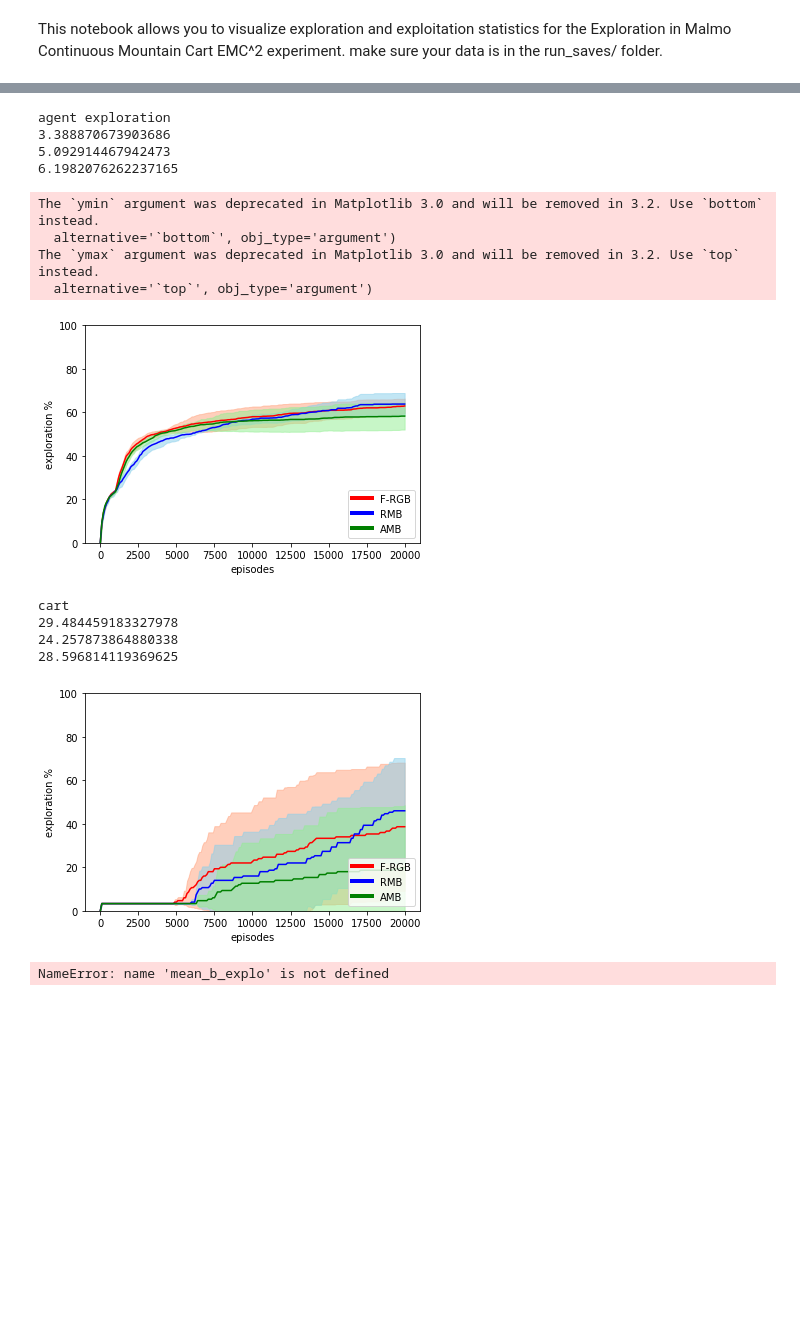
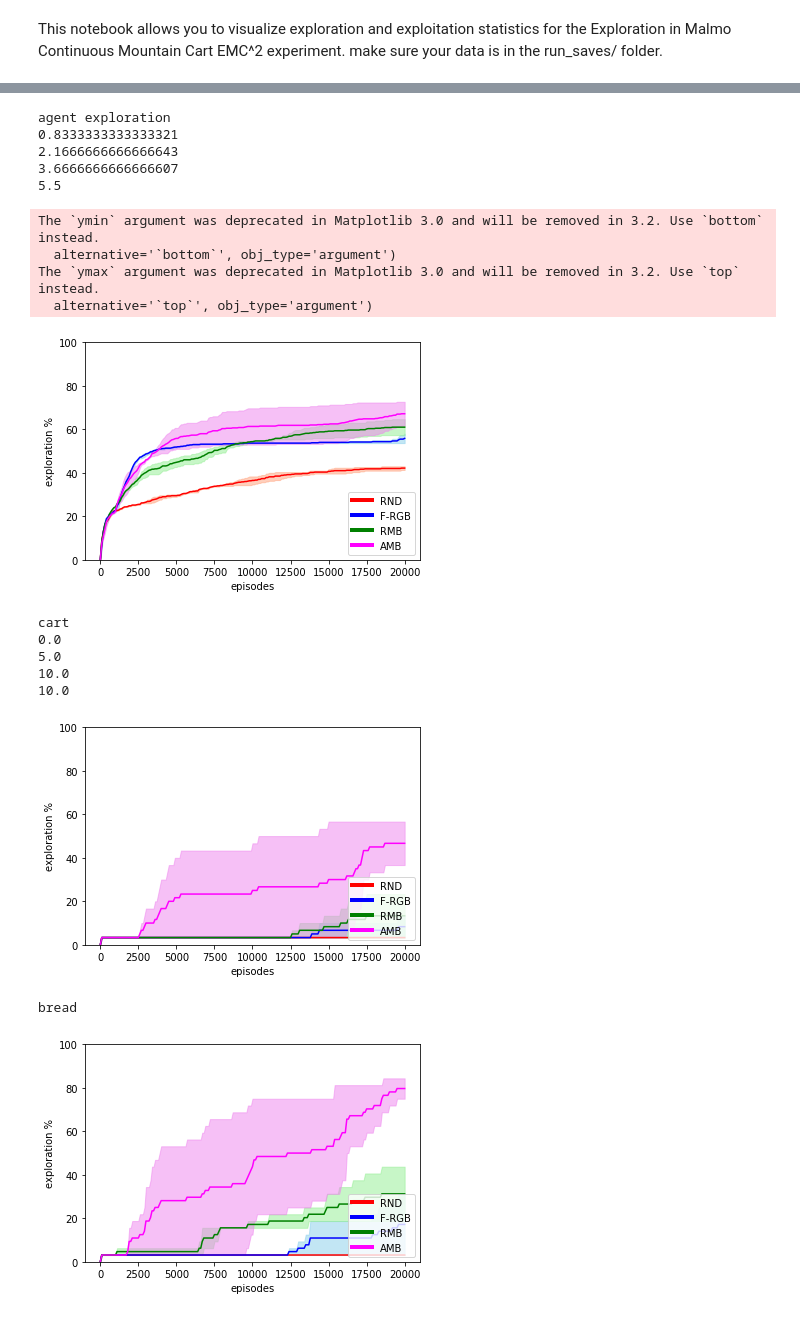
Before and after one commit to rPortelas/malmo_mountain_cart, a Jupyter notebook: data_visualization_emmc.ipynb, the cells around one changed output, grey strips where cells are left out. Saved outputs shown, nothing was run; the diff lists cells and outputs as text; code cells hidden in the pictures; blank space fills up the shorter version.

```diff
--- a/data_visualization_emmc.ipynb
+++ b/data_visualization_emmc.ipynb
@@ -13,8 +13,8 @@ import scipy.stats as sp
 # Step 1 load data
 nb_runs = 2
 #model_full_names = ["Random Single Goal Space", "Flat Random Goal Babbling"]#, "Random Model Babbling", "Active Model Babbling"]
-model_full_names = ["Flat Random Goal Babbling", "Random Model Babbling", "Active Model Babbling"]
-model_filenames = ["emmc3_random","emmc3_f_rgb","emmc3_rmb","emmc3_amb"]
+model_full_names = ["RANDOM", "Flat Random Goal Babbling", "Random Model Babbling", "Active Model Babbling"]
+model_filenames = ["emmc5_random","emmc5_f_rgb","emmc5_rmb","emmc5_amb"]
 #model_filenames = ["random","dist_fmb","dist_rmb","dist_amb"]
 nb_models = len(model_filenames)
 
@@ -50,14 +50,14 @@ emmc3_amb
 # %%
 # Visualization of cart and agent final pos reached on 1 run
 for m_name, m_id in zip(model_full_names,model_filenames):
-    b_k = saves[m_id][0]
+    b_k = saves[m_id][1]
     print(b_k['parameters']['model_type'])
     print(m_id)
     #for i in range(nb_runs):
     #b_k = saves[m_id][i]
     #print(b_k['end_agent_x'][:10])
-    plot_agent_pos_exploration(1, b_k['end_agent_x'],
-                                   b_k['end_agent_z'],
+    plot_agent_pos_exploration(1, b_k['end_shovel_x'],
+                                   b_k['end_shovel_z'],
                                    b_k['end_cart_x'])
     plt.show()
 # %% [output]
@@ -85,7 +88,7 @@ b = config.get_env_bounds('emmc_env')
 nb_2d_cells = [10,30]
 total_2d_cells = nb_2d_cells[0] * nb_2d_cells[1]
 nb_c_cells = 30
-nb_b_cells = 8
+nb_b_cells = 2**5
 
 # Grid cell visualization
 for m_id in model_filenames:
@@ -142,6 +145,13 @@ for m_name, m_id in zip(model_full_names,model_filenames):
             first_swing_right = next(x[0] for x in enumerate(c_Xs) if x[1] < 286.8)
         except StopIteration:
             first_swing_right = 'never'
+
+        #blocks
+        b_vec = [b_k['end_block_0'], b_k['end_block_1'], b_k['end_block_2'],
+                 b_k['end_block_3'], b_k['end_block_4']]
+        b_vec = np.array(b_vec).reshape(-1,5)
+        stat[m_id]['b_combinations'].append(len(np.unique(b_vec, axis=0)))
+
 
 
 #         #blocks cell
@@ -267,21 +277,30 @@ for m_nb,(m_name, m_id) in enumerate(zip(model_full_names,model_filenames)):
             a_explo.append((a_expl_cells/total_2d_cells)*100)
 
             c_explo.append((c_expl_cells/nb_c_cells)*100)
-            #b_explo.append((b_explored_bins/nb_b_cells)*100)
+
+            #blocks
+            b_vec = [b_k['end_block_0'][:max_episodes],
+                     b_k['end_block_1'][:max_episodes],
+                     b_k['end_block_2'][:max_episodes],
+                     b_k['end_block_3'][:max_episodes],
+                     b_k['end_block_4'][:max_episodes]]
+            b_vec = np.array(b_vec).reshape(-1,5)
+            b_explored_combs = len(np.unique(b_vec, axis=0))
+            b_explo.append((b_explored_combs/nb_b_cells)*100)
         all_a_explo[m_nb,i,:] = a_explo
         all_c_explo[m_nb,i,:] = c_explo
-        #all_b_explo[m_nb,i,:] = b_explo
+        all_b_explo[m_nb,i,:] = b_explo
 
 #print np.sum(all_a_explo,axis=1).shape
 #print np.mean(np.sum(all_a_explo,axis=1),axis=0).shape
 #break
 colors = ['red','blue','green','magenta','black','cyan','orange']
 mean_a_explo = np.mean(all_a_explo,axis=1)
-#mean_b_explo = np.mean(all_b_explo,axis=1)
+mean_b_explo = np.mean(all_b_explo,axis=1)
 mean_c_explo = np.mean(all_c_explo,axis=1)
 
 std_a_explo = np.std(all_a_explo,axis=1)
-#std_b_explo = np.std(all_b_explo,axis=1)
+std_b_explo = np.std(all_b_explo,axis=1)
 std_c_explo = np.std(all_c_explo,axis=1)
 # %% [output]
 ploting using 200 steps
@@ -301,7 +321,7 @@ def plot_with_std(x,y,err,color,shade_color,label,y_min,y_max):
         plt.ylim(ymin=y_min,ymax=y_max)
 
 
-labels = ['F-RGB','RMB','AMB']
+labels = ['RND','F-RGB','RMB','AMB']
 shades_colors = ['lightsalmon','skyblue','lightgreen','violet']
 print("agent exploration")
 x = np.arange(0,nb_episodes+100,100)
@@ -311,43 +331,46 @@ for i in range(nb_models):
     err = std_a_explo[i,:]
     plot_with_std(x,y,err,colors[i],shades_colors[i],labels[i],0,100)
 #plt.savefig("dist_agent_pos_expl.pdf", bbox_inches='tight')
 plt.show()
 
 print("cart")
 for i in range(nb_models):
     print(std_c_explo[i,-1])
     y = mean_c_explo[i,:]
     err = std_c_explo[i,:]
     plot_with_std(x,y,err,colors[i],shades_colors[i],labels[i],0,100)
 #plt.savefig("dist_cart_pos_expl.pdf", bbox_inches='tight')
 plt.show()
 
-#print "bread"
+print("blocks")
 for i in range(nb_models):
     y = mean_b_explo[i,:]
     err = std_b_explo[i,:]
     plot_with_std(x,y,err,colors[i],shades_colors[i],labels[i],0,100)
 #plt.savefig("dist_bread_pos_expl.pdf", bbox_inches='tight')
 plt.show()
 #plt.plot(mean_a_explo, color='red', label=m_name.replace('_',' '))
 #plt.plot(mean_c_explo, color='blue', label=m_name.replace('_',' '))
 #plt.plot(mean_b_explo, color='green', label=m_name.replace('_',' '))
 # %% [output]
 agent exploration
-3.388870673903686
-5.092914467942473
-6.1982076262237165
+0.8333333333333321
+2.1666666666666643
+3.6666666666666607
+5.5
 The `ymin` argument was deprecated in Matplotlib 3.0 and will be removed in 3.2. Use `bottom` instead.
   alternative='`bottom`', obj_type='argument')
 The `ymax` argument was deprecated in Matplotlib 3.0 and will be removed in 3.2. Use `top` instead.
   alternative='`top`', obj_type='argument')
-[figure, old version]
+[figure, new version]
 cart
-29.484459183327978
-24.257873864880338
-28.596814119369625
+0.0
+5.0
+10.0
+10.0
-[figure, old version]
+[figure, new version]
-NameError: name 'mean_b_explo' is not defined
+bread
+[figure, added]
 # %%
 def plot_interests(fig_id,interest_dict, legend=True, labels=None):
     colors = ['red','blue','green','magenta','black','cyan','orange']
```
Also changed, not shown: parts of 5 cells of this notebook.
